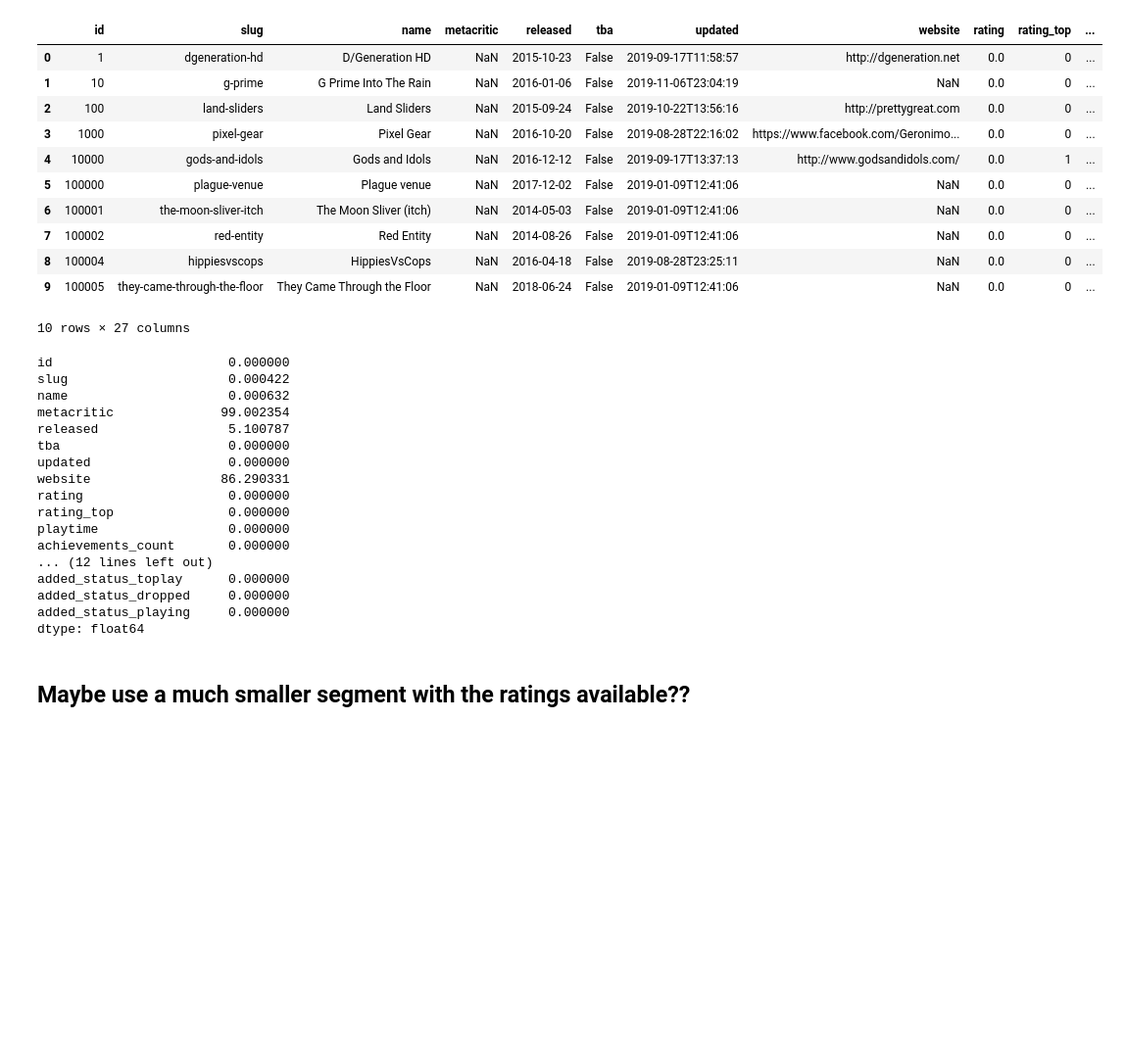
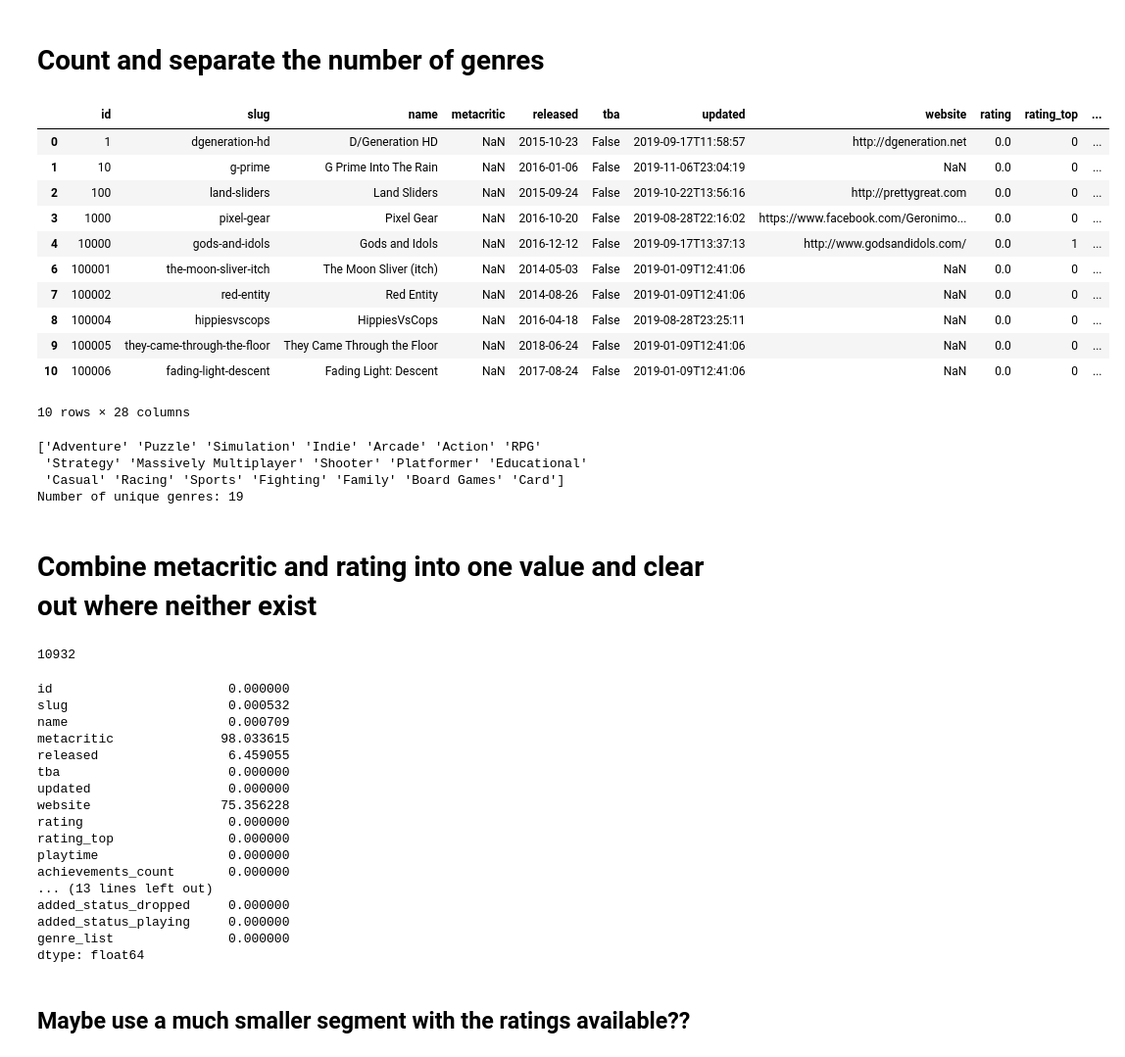
Before and after one commit to Mr-Stark01/ITSDPROJ, a Jupyter notebook: nb.ipynb, the cells around one changed output. Shown at 98% size. Saved outputs shown, nothing was run; the diff lists cells and outputs as text; code cells hidden in the pictures; blank space fills up the shorter version.

```diff
--- a/nb.ipynb
+++ b/nb.ipynb
@@ -6,0 +21,3 @@ df = pd.read_csv('game_info.csv')
+# %%
+filtered_df  = df.dropna(subset=['genres'])
+filtered_df.head(10)
@@ -7,38 +37,74 @@ df = pd.read_csv('game_info.csv')
+# %% [markdown]
+# Count and separate the number of genres
+# %%
+filtered_df['genre_list'] = filtered_df.genres.apply(lambda x: x[:].split('||'))
 # %%
-df.head(10)
+filtered_df.head(10)
 # %% [output]
 |  | id | slug | name | metacritic | released | tba | updated | website | rating | rating_top | ... |
 | 0 | 1 | dgeneration-hd | D/Generation HD | NaN | 2015-10-23 | False | 2019-09-17T11:58:57 | http://dgeneration.net | 0.0 | 0 | ... |
 | 1 | 10 | g-prime | G Prime Into The Rain | NaN | 2016-01-06 | False | 2019-11-06T23:04:19 | NaN | 0.0 | 0 | ... |
 | 2 | 100 | land-sliders | Land Sliders | NaN | 2015-09-24 | False | 2019-10-22T13:56:16 | http://prettygreat.com | 0.0 | 0 | ... |
 | 3 | 1000 | pixel-gear | Pixel Gear | NaN | 2016-10-20 | False | 2019-08-28T22:16:02 | https://www.facebook.com/Geronimo... | 0.0 | 0 | ... |
 | 4 | 10000 | gods-and-idols | Gods and Idols | NaN | 2016-12-12 | False | 2019-09-17T13:37:13 | http://www.godsandidols.com/ | 0.0 | 1 | ... |
-| 5 | 100000 | plague-venue | Plague venue | NaN | 2017-12-02 | False | 2019-01-09T12:41:06 | NaN | 0.0 | 0 | ... |
 | 6 | 100001 | the-moon-sliver-itch | The Moon Sliver (itch) | NaN | 2014-05-03 | False | 2019-01-09T12:41:06 | NaN | 0.0 | 0 | ... |
 | 7 | 100002 | red-entity | Red Entity | NaN | 2014-08-26 | False | 2019-01-09T12:41:06 | NaN | 0.0 | 0 | ... |
 | 8 | 100004 | hippiesvscops | HippiesVsCops | NaN | 2016-04-18 | False | 2019-08-28T23:25:11 | NaN | 0.0 | 0 | ... |
 | 9 | 100005 | they-came-through-the-floor | They Came Through the Floor | NaN | 2018-06-24 | False | 2019-01-09T12:41:06 | NaN | 0.0 | 0 | ... |
+| 10 | 100006 | fading-light-descent | Fading Light: Descent | NaN | 2017-08-24 | False | 2019-01-09T12:41:06 | NaN | 0.0 | 0 | ... |
-10 rows × 27 columns
+10 rows × 28 columns
+# %%
+exploded_df = filtered_df.explode('genre_list')
+
+unique_genre_count = exploded_df['genre_list'].nunique()
+
+print(exploded_df['genre_list'].unique())
+print(f"Number of unique genres: {unique_genre_count}")
+# %% [output]
+['Adventure' 'Puzzle' 'Simulation' 'Indie' 'Arcade' 'Action' 'RPG'
+ 'Strategy' 'Massively Multiplayer' 'Shooter' 'Platformer' 'Educational'
+ 'Casual' 'Racing' 'Sports' 'Fighting' 'Family' 'Board Games' 'Card']
+Number of unique genres: 19
+# %% [markdown]
+# Combine metacritic and rating into one value and clear out where neither exist
+# %%
+filtered_df = filtered_df.dropna(subset=['rating', 'metacritic'], how='all')
+filtered_df['rating'].fillna(-1, inplace=True)
+filtered_df['metacritic'].fillna(-1, inplace=True)
+
+# Transform the scales to a common range
+filtered_df['rating'] = filtered_df['rating'].apply(lambda x: (x - 1) * 2 if x >= 0 else x)
+filtered_df['metacritic'] = filtered_df['metacritic'].apply(lambda x: x / 10 if x >= 0 else x)
+
+# Calculate the average rating
+filtered_df['avg_rating'] = (filtered_df['rating'] + filtered_df['metacritic']) / 2
+
+# Clip the result to be between 0 and 10
+filtered_df['avg_rating'] = np.clip(filtered_df['avg_rating'], 0, 10)
+filtered_df = filtered_df[filtered_df['avg_rating'] != 0.0]
+print(len(filtered_df))
+# %% [output]
+10932
 # %%
-percent_missing = df.isnull().sum() * 100 / len(df)
+percent_missing = exploded_df.isnull().sum() * 100 / len(exploded_df)
 percent_missing
 # %% [output]
 id                       0.000000
-slug                     0.000422
-name                     0.000632
-metacritic              99.002354
-released                 5.100787
+slug                     0.000532
+name                     0.000709
+metacritic              98.033615
+released                 6.459055
 tba                      0.000000
 updated                  0.000000
-website                 86.290331
+website                 75.356228
 rating                   0.000000
 rating_top               0.000000
 playtime                 0.000000
 achievements_count       0.000000
-... (12 lines left out)
-added_status_toplay      0.000000
+... (13 lines left out)
 added_status_dropped     0.000000
 added_status_playing     0.000000
+genre_list               0.000000
 dtype: float64
 # %% [markdown]
 ## Maybe use a much smaller segment with the ratings available??
```
Also changed, not shown: parts of 6 cells of this notebook.
